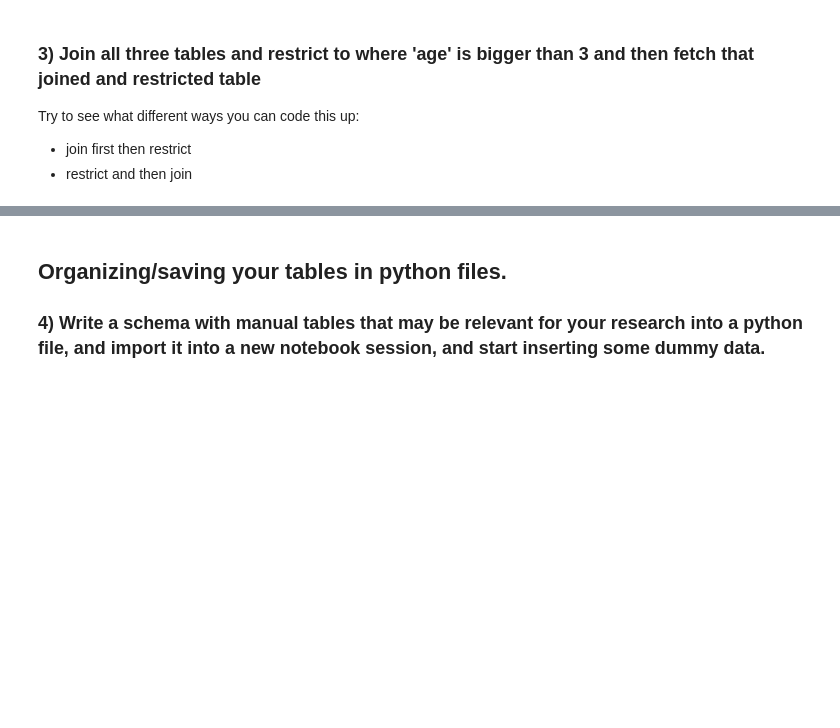
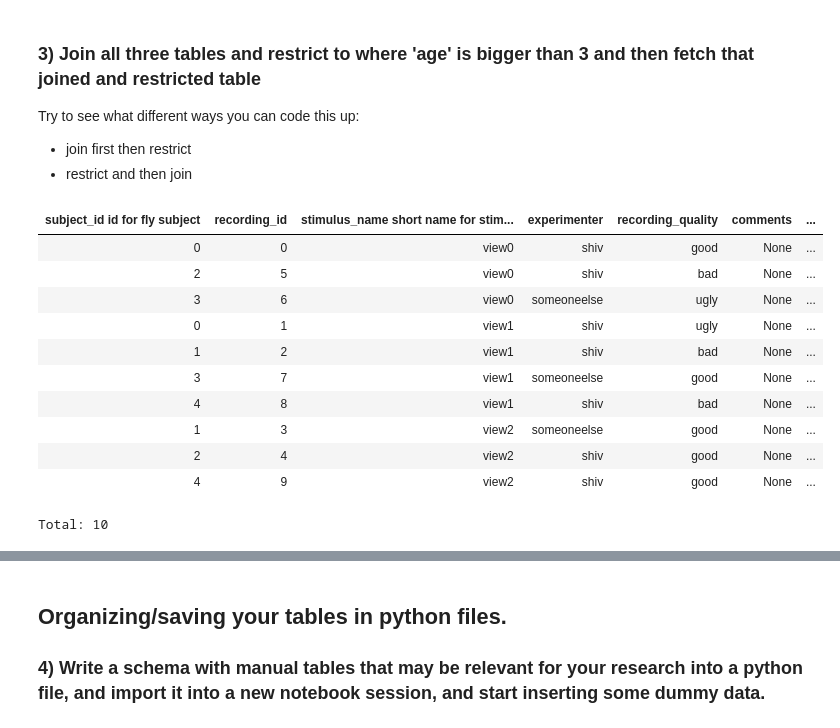
Before and after one commit to shivanibigler/PythonDataCourse, a Jupyter notebook: Homeworks/HW5/hw5_part2.ipynb, the cells around one changed output, grey strips where cells are left out. Drawn from its saved outputs; the diff is of its cells as text; code cells hidden in the pictures; blank space fills up the shorter version.

```diff
--- a/Homeworks/HW5/hw5_part2.ipynb
+++ b/Homeworks/HW5/hw5_part2.ipynb
@@ -578,0 +620,16 @@ Try to see what different ways you can code this up:
+# %%
+# join first then restrict
+(db.FlySubject.proj() & {'sex':'M'}) * db.RecordingSession * db.Stimulus
+# %% [output]
+| subject_id id for fly subject | recording_id | stimulus_name short name for stim... | experimenter | recording_quality | comments | ... |
+| 0 | 0 | view0 | shiv | good | None | ... |
+| 2 | 5 | view0 | shiv | bad | None | ... |
+| 3 | 6 | view0 | someoneelse | ugly | None | ... |
+| 0 | 1 | view1 | shiv | ugly | None | ... |
+| 1 | 2 | view1 | shiv | bad | None | ... |
+| 3 | 7 | view1 | someoneelse | good | None | ... |
+| 4 | 8 | view1 | shiv | bad | None | ... |
+| 1 | 3 | view2 | someoneelse | good | None | ... |
+| 2 | 4 | view2 | shiv | good | None | ... |
+| 4 | 9 | view2 | shiv | good | None | ... |
+Total: 10
```
Also changed, not shown: parts of 10 cells of this notebook, 2 other files.
